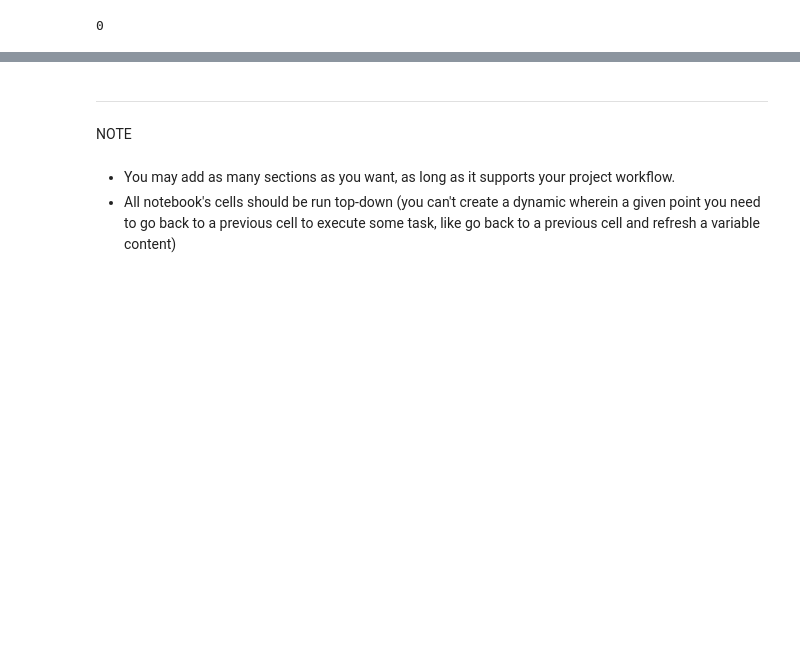
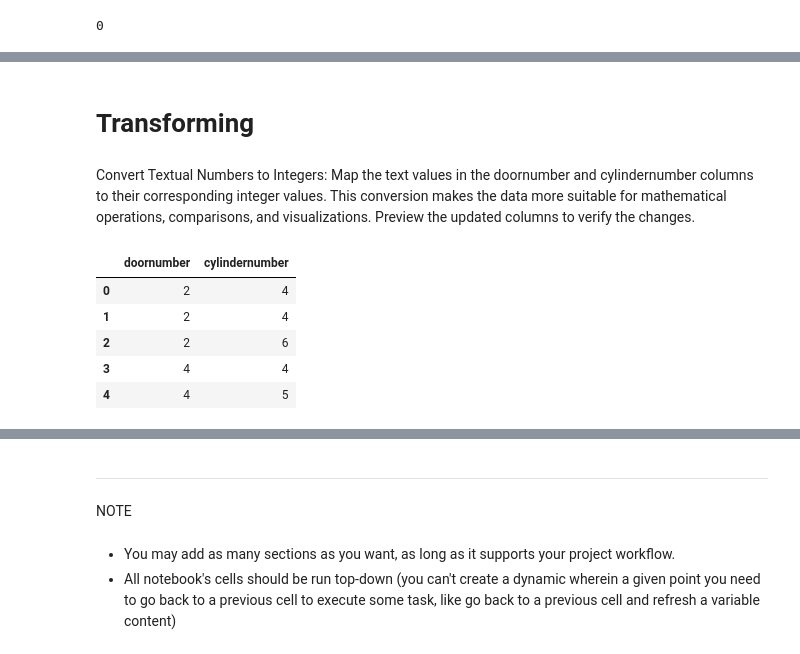
Before and after one commit to AL-MASNAI/car-price-analysis-hackathon-team4, a Jupyter notebook: jupyter_notebooks/ETL.ipynb, the cells around one changed output, grey strips where cells are left out. Cells and saved outputs as stored; diff of their text form; code cells hidden in the pictures; blank space fills up the shorter version.

```diff
--- a/jupyter_notebooks/ETL.ipynb
+++ b/jupyter_notebooks/ETL.ipynb
@@ -145,3 +142,0 @@ dtype: int64
-# %%
-df['model'] = df['model'].fillna('unknown') # Fill missing model names with 'unknown'
-df.isnull().sum()
@@ -171,0 +321,23 @@ df.dtypes
+# %% [markdown]
+# Transforming
+# %% [markdown]
+Convert Textual Numbers to Integers:
+Map the text values in the doornumber and cylindernumber columns to their corresponding integer values.
+This conversion makes the data more suitable for mathematical operations, comparisons, and visualizations.
+Preview the updated columns to verify the changes.
+# %%
+# Convert 'doornumber' and 'cylindernumber' from text to integers
+# By mapping these words to their corresponding integer values, the data is more suitable for mathematical operations, comparisons, and visualizations.
+
+number_map = {'two': 2, 'four': 4, 'three': 3, 'five': 5, 'six': 6, 'eight': 8, 'twelve': 12}
+df['doornumber'] = df['doornumber'].map(number_map)
+df['cylindernumber'] = df['cylindernumber'].map(number_map)
+
+df[['doornumber', 'cylindernumber']].head()
+# %% [output]
+|  | doornumber | cylindernumber |
+| 0 | 2 | 4 |
+| 1 | 2 | 4 |
+| 2 | 2 | 6 |
+| 3 | 4 | 4 |
+| 4 | 4 | 5 |
```
Also changed, not shown: parts of 40 cells of this notebook.
